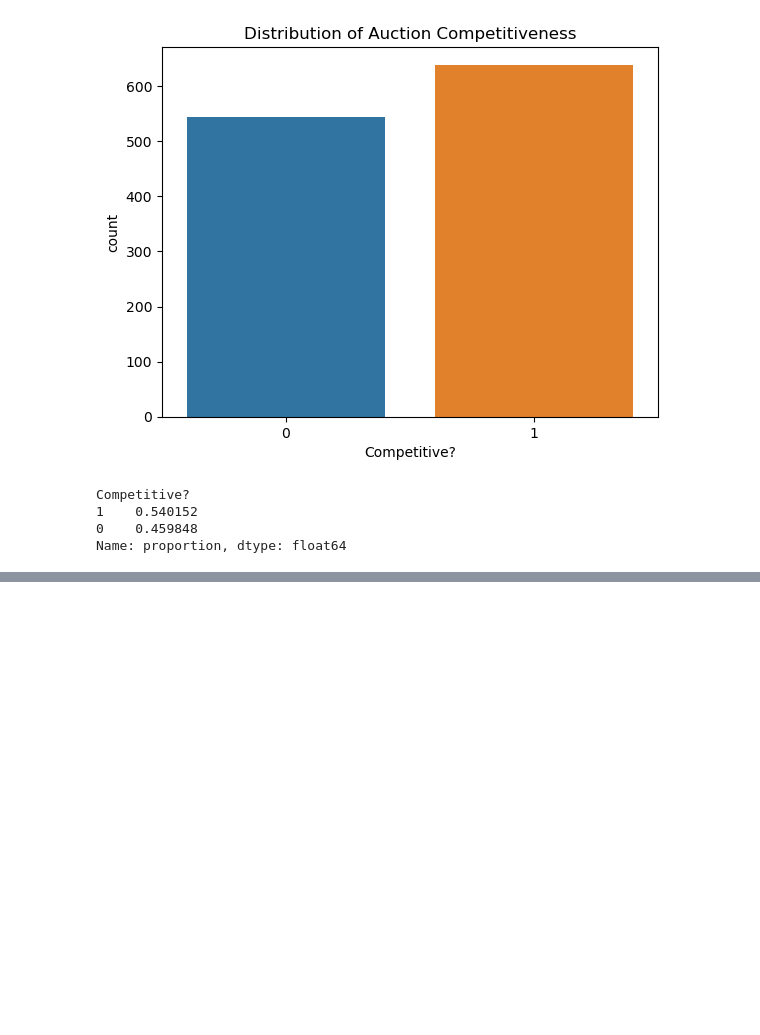
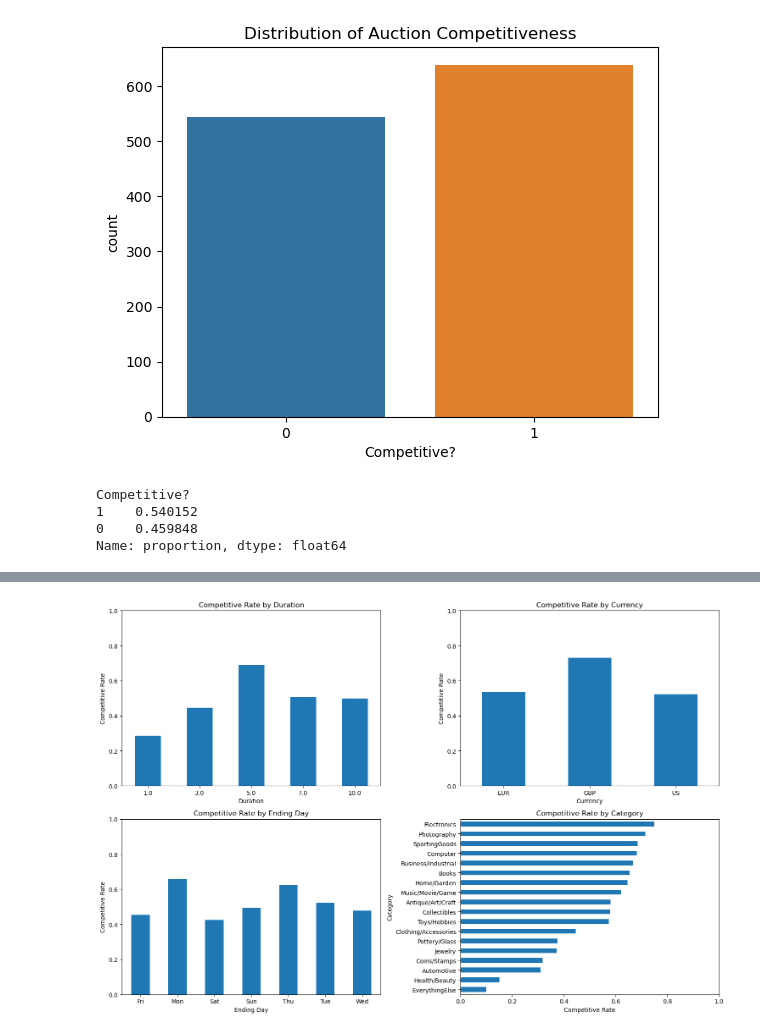
Before and after one commit to janniaq/8413_GA2, a Jupyter notebook: data.ipynb, the cells around one changed output, grey strips where cells are left out. Cells and saved outputs as stored; diff of their text form; code cells hidden in the pictures; blank space fills up the shorter version.

```diff
--- a/data.ipynb
+++ b/data.ipynb
@@ -252,0 +329,42 @@ plt.show()
+# %%
+plt.figure(figsize=(15, 10))
+
+# Duration
+plt.subplot(2, 2, 1)
+train_df.groupby("Duration")["Competitive?"].mean().plot(kind="bar")
+plt.title("Competitive Rate by Duration")
+plt.ylabel("Competitive Rate")
+plt.xlabel("Duration")
+plt.ylim(0, 1)
+plt.xticks(rotation=0)
+
+# Currency
+plt.subplot(2, 2, 2)
+train_df.groupby("Currency")["Competitive?"].mean().plot(kind="bar")
+plt.title("Competitive Rate by Currency")
+plt.ylabel("Competitive Rate")
+plt.xlabel("Currency")
+plt.ylim(0, 1)
+plt.xticks(rotation=0)
+
+# Ending Day
+plt.subplot(2, 2, 3)
+train_df.groupby("endDay")["Competitive?"].mean().plot(kind="bar")
+plt.title("Competitive Rate by Ending Day")
+plt.ylabel("Competitive Rate")
+plt.xlabel("Ending Day")
+plt.ylim(0, 1)
+plt.xticks(rotation=0)
+
+# Category
+plt.subplot(2, 2, 4)
+train_df.groupby("Category")["Competitive?"].mean().sort_values().plot(kind="barh")
+plt.title("Competitive Rate by Category")
+plt.xlabel("Competitive Rate")
+plt.ylabel("Category")
+plt.xlim(0, 1)
+
+plt.tight_layout()
+plt.show()
+# %% [output]
+[figure, added]
```
Also changed, not shown: parts of 17 cells of this notebook.
